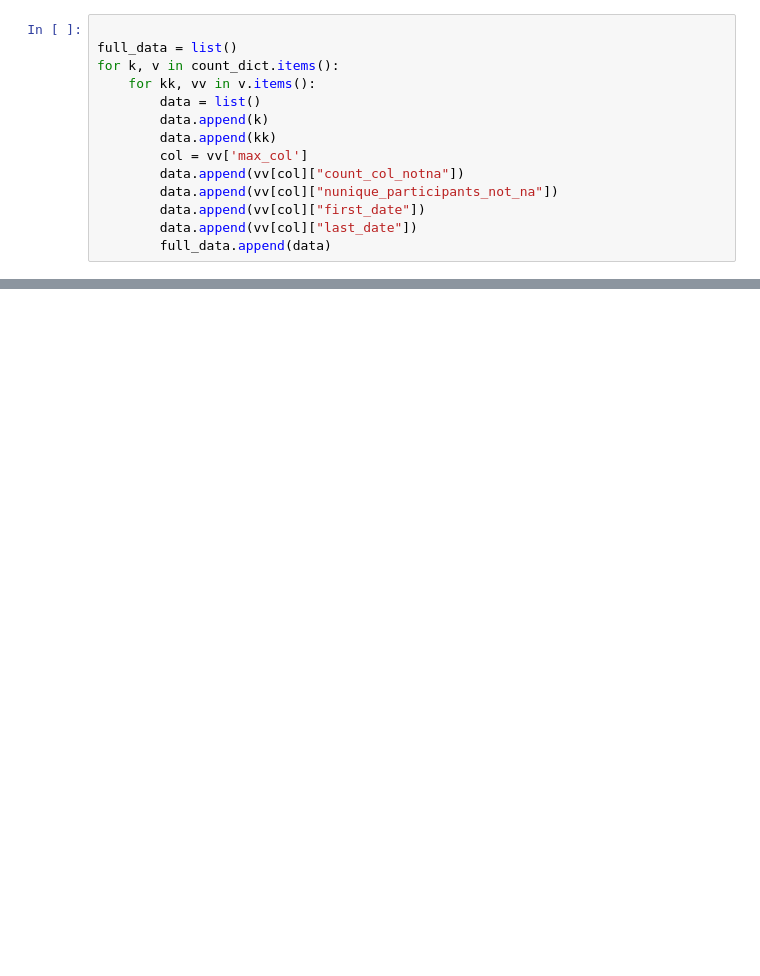
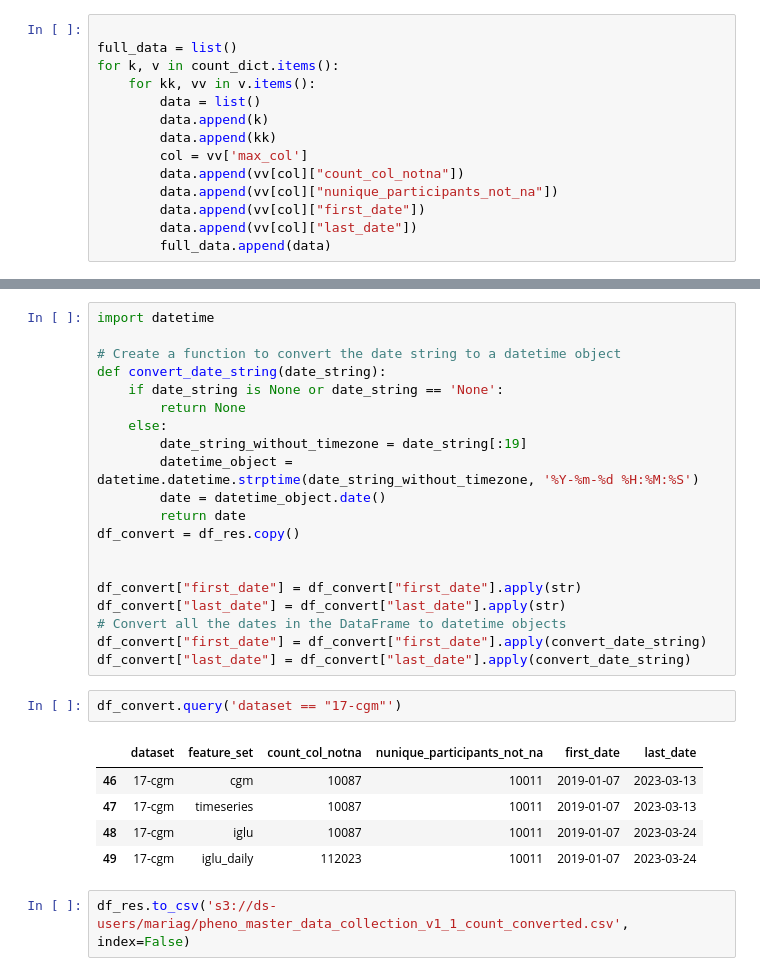
Before and after one commit to pheno-ai/pheno-docs, a Jupyter notebook: pheno_knowledge_base/src/create_available_data.ipynb, the cells around one changed output, grey strips where cells are left out. Cells and saved outputs as stored; diff of their text form; blank space fills up the shorter version.

```diff
--- a/pheno_knowledge_base/src/create_available_data.ipynb
+++ b/pheno_knowledge_base/src/create_available_data.ipynb
@@ -224,0 +213,30 @@ diet_df.head()
+# %%
+import datetime
+
+# Create a function to convert the date string to a datetime object
+def convert_date_string(date_string):
+    if date_string is None or date_string == 'None':
+        return None
+    else:
+        date_string_without_timezone = date_string[:19]
+        datetime_object = datetime.datetime.strptime(date_string_without_timezone, '%Y-%m-%d %H:%M:%S')
+        date = datetime_object.date()
+        return date
+df_convert = df_res.copy()
+
+
+df_convert["first_date"] = df_convert["first_date"].apply(str)
+df_convert["last_date"] = df_convert["last_date"].apply(str)
+# Convert all the dates in the DataFrame to datetime objects
+df_convert["first_date"] = df_convert["first_date"].apply(convert_date_string)
+df_convert["last_date"] = df_convert["last_date"].apply(convert_date_string)
+# %%
+df_convert.query('dataset == "17-cgm"')
+# %% [output]
+|  | dataset | feature_set | count_col_notna | nunique_participants_not_na | first_date | last_date |
+| 46 | 17-cgm | cgm | 10087 | 10011 | 2019-01-07 | 2023-03-13 |
+| 47 | 17-cgm | timeseries | 10087 | 10011 | 2019-01-07 | 2023-03-13 |
+| 48 | 17-cgm | iglu | 10087 | 10011 | 2019-01-07 | 2023-03-24 |
+| 49 | 17-cgm | iglu_daily | 112023 | 10011 | 2019-01-07 | 2023-03-24 |
+# %%
+df_res.to_csv('s3://ds-users/mariag/pheno_master_data_collection_v1_1_count_converted.csv', index=False)
```
Also changed, not shown: parts of 15 cells of this notebook, 1 other file.
